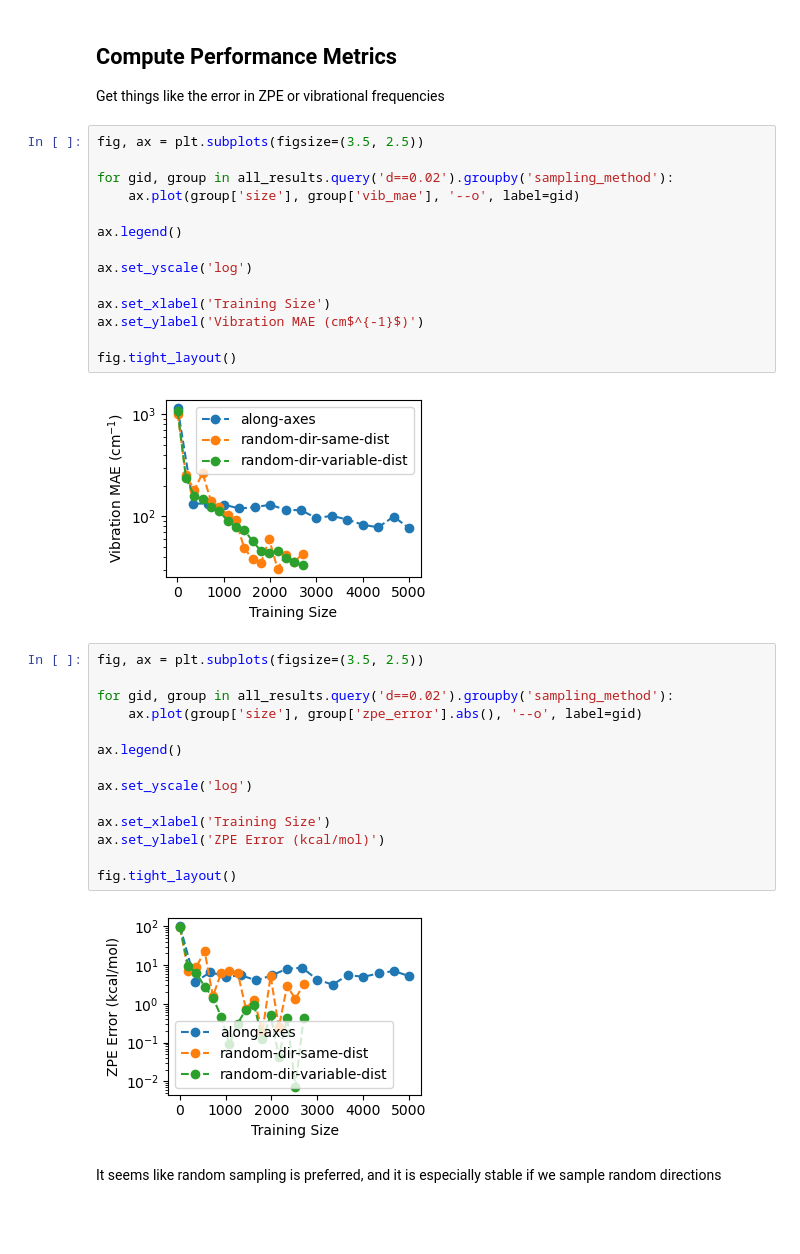
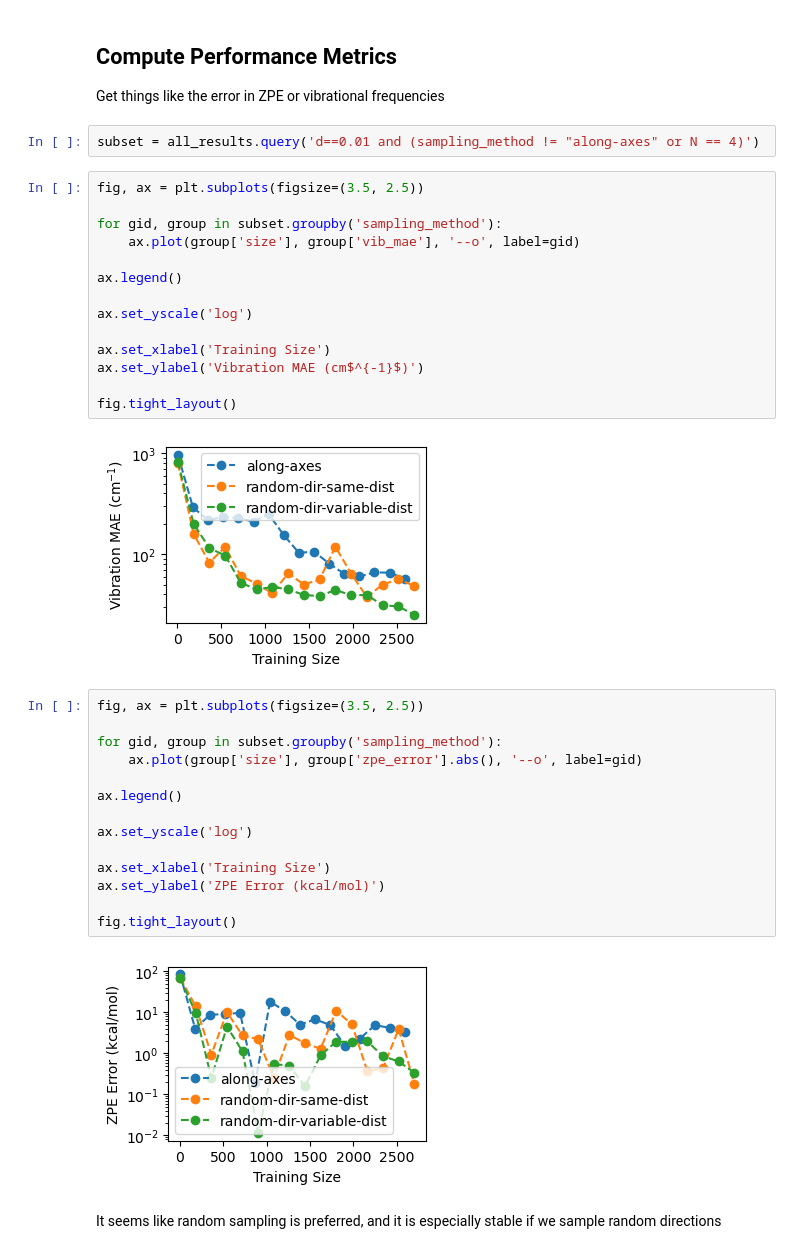
Before and after one commit to globus-labs/faster-molecular-hessians, a Jupyter notebook: notebooks/3_consolidate-results/0_compare-sampling-strategies-with-mbtr.ipynb, the cells around one changed output. Drawn from its saved outputs; the diff is of its cells as text; blank space fills up the shorter version.

```diff
--- a/notebooks/3_consolidate-results/0_compare-sampling-strategies-with-mbtr.ipynb
+++ b/notebooks/3_consolidate-results/0_compare-sampling-strategies-with-mbtr.ipynb
@@ -92,26 +101,28 @@ Name: sampling_method, dtype: int64
 # %% [markdown]
 ## Compute Performance Metrics
 Get things like the error in ZPE or vibrational frequencies
+# %%
+subset = all_results.query('d==0.01 and (sampling_method != "along-axes" or N == 4)')
 # %%
 fig, ax = plt.subplots(figsize=(3.5, 2.5))
 
-for gid, group in all_results.query('d==0.02').groupby('sampling_method'):
+for gid, group in subset.groupby('sampling_method'):
     ax.plot(group['size'], group['vib_mae'], '--o', label=gid)
 
 ax.legend()
 
 ax.set_yscale('log')
 
 ax.set_xlabel('Training Size')
 ax.set_ylabel('Vibration MAE (cm$^{-1}$)')
 
 fig.tight_layout()
 # %% [output]
-[figure, old version]
+[figure, new version]
 # %%
 fig, ax = plt.subplots(figsize=(3.5, 2.5))
 
-for gid, group in all_results.query('d==0.02').groupby('sampling_method'):
+for gid, group in subset.groupby('sampling_method'):
     ax.plot(group['size'], group['zpe_error'].abs(), '--o', label=gid)
 
 ax.legend()
@@ -123,7 +134,7 @@ ax.set_ylabel('ZPE Error (kcal/mol)')
 
 fig.tight_layout()
 # %% [output]
-[figure, old version]
+[figure, new version]
 # %% [markdown]
 It seems like random sampling is preferred, and it is especially stable if we sample random directions
 # %% [markdown]
```
Also changed, not shown: parts of 8 cells of this notebook, 1 other file.
